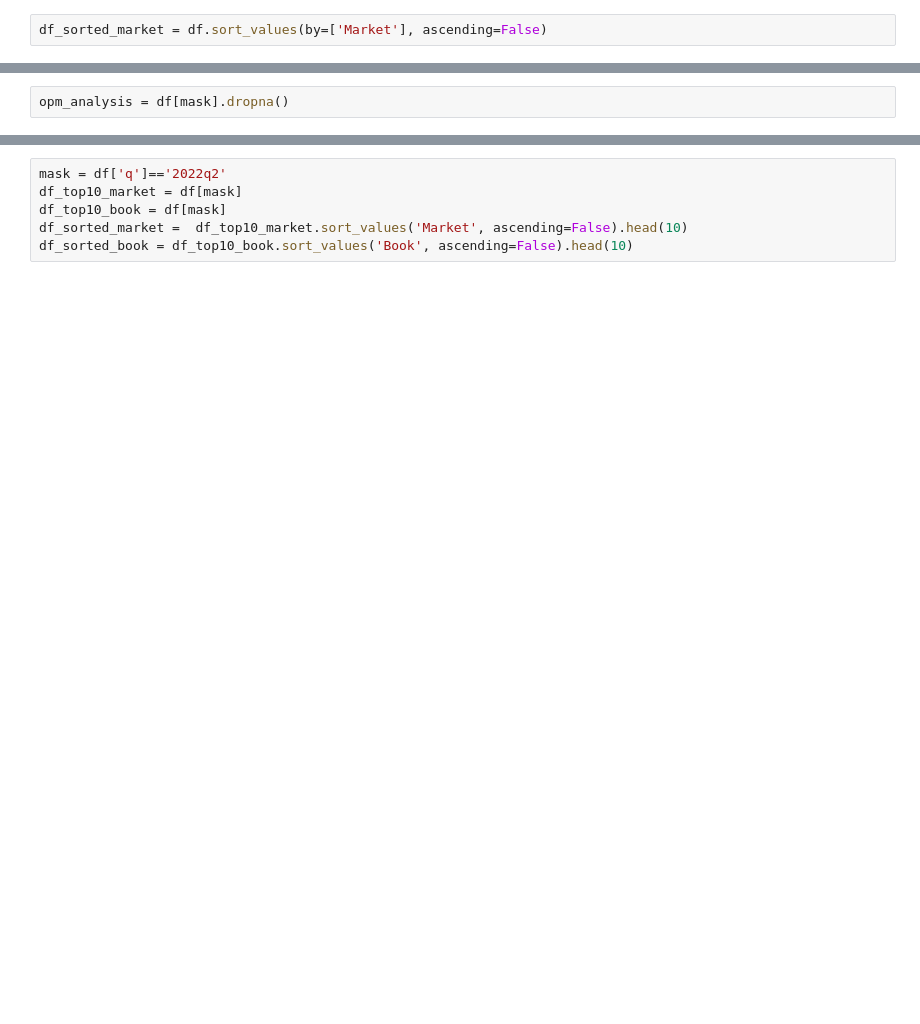
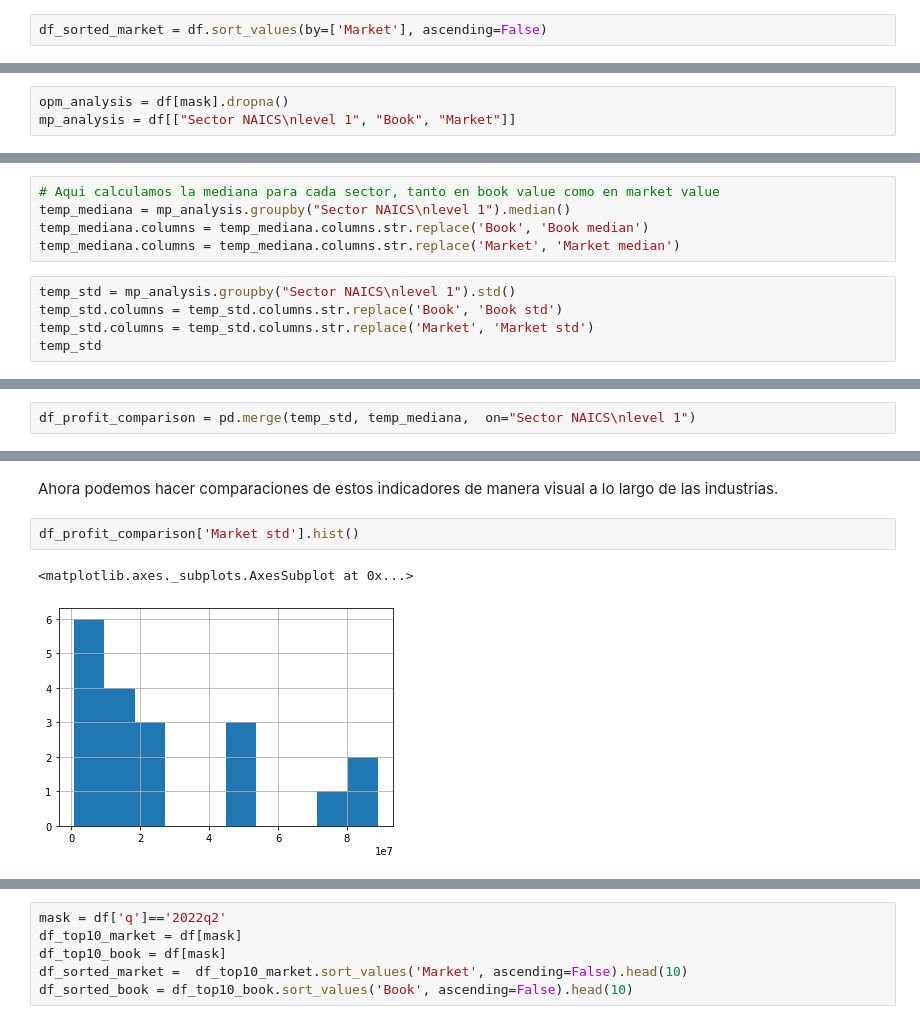
Before and after one commit to Cutberto/Estadistica-IA-TC3006C, a Jupyter notebook: Reto/Reto_estadística_(Completo).ipynb, the cells around one changed output, grey strips where cells are left out. Saved outputs shown, nothing was run; the diff lists cells and outputs as text; blank space fills up the shorter version.

```diff
--- a/Reto/Reto_estadística_(Completo).ipynb
+++ b/Reto/Reto_estadística_(Completo).ipynb
@@ -133,2 +161,3 @@ df_sorted_market = df.sort_values(by=['Market'], ascending=False)
 # %%
 opm_analysis = df[mask].dropna()
+mp_analysis = df[["Sector NAICS\nlevel 1", "Book", "Market"]]
@@ -140,0 +198,10 @@ px.bar(opm_analysis, x = 'Sector\nEconomatica', y = 'Profit margin', color = 'Se
+# %%
+# Aqui calculamos la mediana para cada sector, tanto en book value como en market value
+temp_mediana = mp_analysis.groupby("Sector NAICS\nlevel 1").median()
+temp_mediana.columns = temp_mediana.columns.str.replace('Book', 'Book median')
+temp_mediana.columns = temp_mediana.columns.str.replace('Market', 'Market median')
+# %%
+temp_std = mp_analysis.groupby("Sector NAICS\nlevel 1").std()
+temp_std.columns = temp_std.columns.str.replace('Book', 'Book std')
+temp_std.columns = temp_std.columns.str.replace('Market', 'Market std')
+temp_std
@@ -140,0 +227,2 @@ px.bar(opm_analysis, x = 'Sector\nEconomatica', y = 'Profit margin', color = 'Se
+# %%
+df_profit_comparison = pd.merge(temp_std, temp_mediana,  on="Sector NAICS\nlevel 1")
@@ -140,0 +239,7 @@ px.bar(opm_analysis, x = 'Sector\nEconomatica', y = 'Profit margin', color = 'Se
+# %% [markdown]
+Ahora podemos hacer comparaciones de estos indicadores de manera visual a lo largo de las industrias.
+# %%
+df_profit_comparison['Market std'].hist()
+# %% [output]
+<matplotlib.axes._subplots.AxesSubplot at 0x...>
+[figure, added]
```
Also changed, not shown: parts of 92 cells of this notebook.
